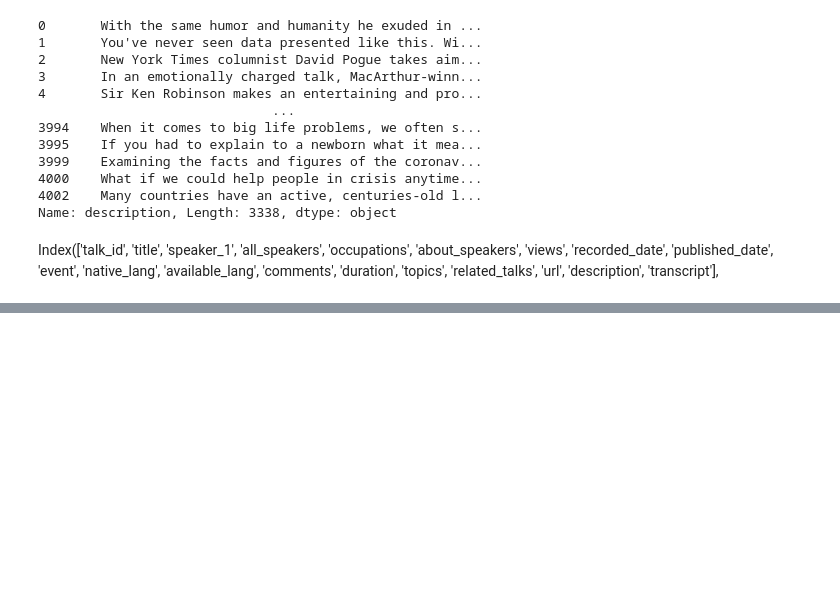
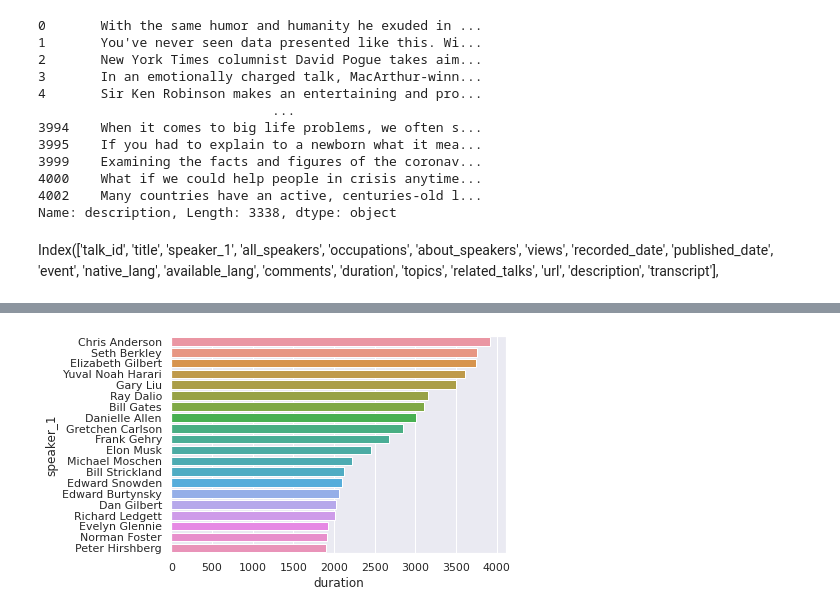
Before and after one commit to Shubham080997/TED_VIEWS-, a Jupyter notebook: TED_VIEWS.ipynb, the cells around one changed output, grey strips where cells are left out. Saved outputs shown, nothing was run; the diff lists cells and outputs as text; code cells hidden in the pictures; blank space fills up the shorter version.

```diff
--- a/TED_VIEWS.ipynb
+++ b/TED_VIEWS.ipynb
@@ -158,6 +156,0 @@ import datetime
-# %%
-ted_df['published_date'] = ted_df['published_date'].apply(lambda x: datetime.datetime.strptime(x,"%Y-%m-%d"))
-# %%
-ted_df['day'] = ted_df['published_date'].apply(lambda x: x.weekday())
-ted_df['month'] = ted_df['published_date'].apply(lambda x: x.month)
-ted_df['year'] = ted_df['published_date'].apply(lambda x: x.year)
@@ -168,0 +159,7 @@ ted_df['published_date'].value_counts().sort_values(ascending=False).head(10).pl
+# %%
+from datetime import datetime
+def convert(x):
+    return pd.to_datetime(x)
+ted_df['recorded_date'] = ted_df['recorded_date'].apply(convert)
+ted_df['published_date'] = ted_df['published_date'].apply(convert)
+ted_df.head(1)
@@ -168,0 +169,6 @@ ted_df['published_date'].value_counts().sort_values(ascending=False).head(10).pl
+# %%
+#Lets see who talked a lot - top 20
+import seaborn as sns
+ax = sns.barplot(x="duration", y="speaker_1", data=ted_df.sort_values('duration', ascending=False)[:20])
+# %% [output]
+[figure, added]
```
Also changed, not shown: parts of 35 cells of this notebook.
